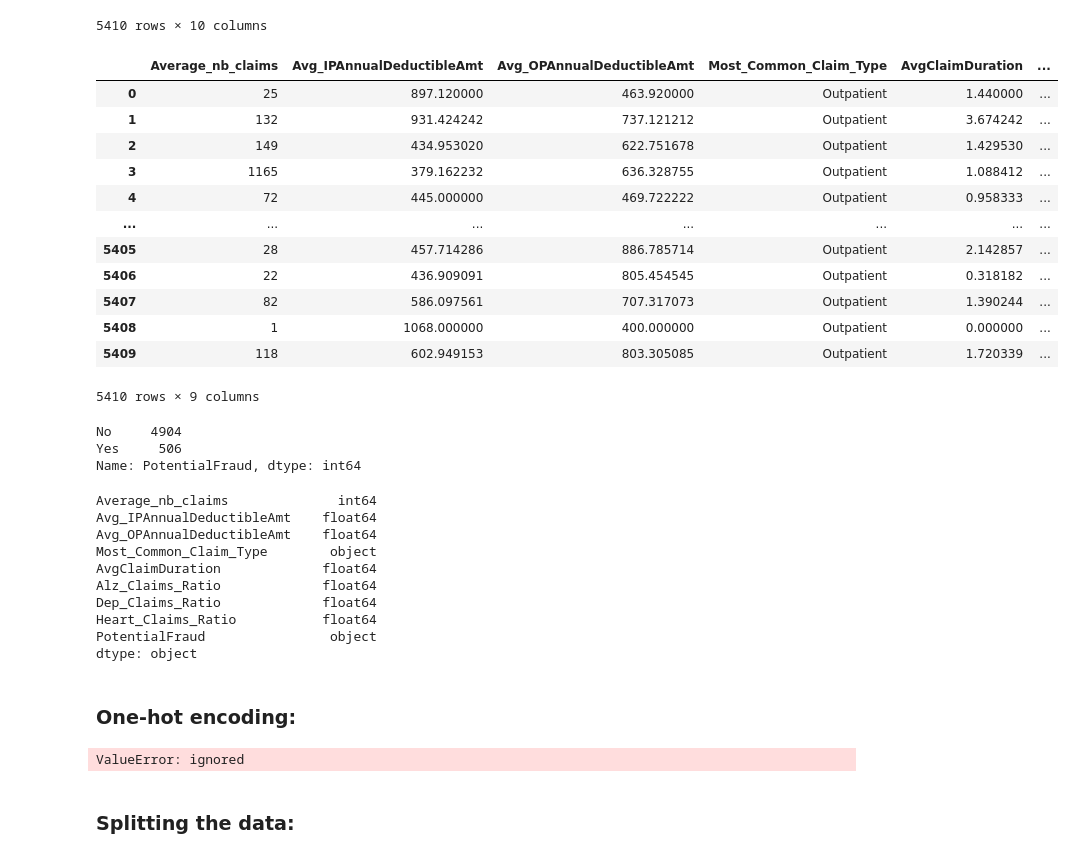
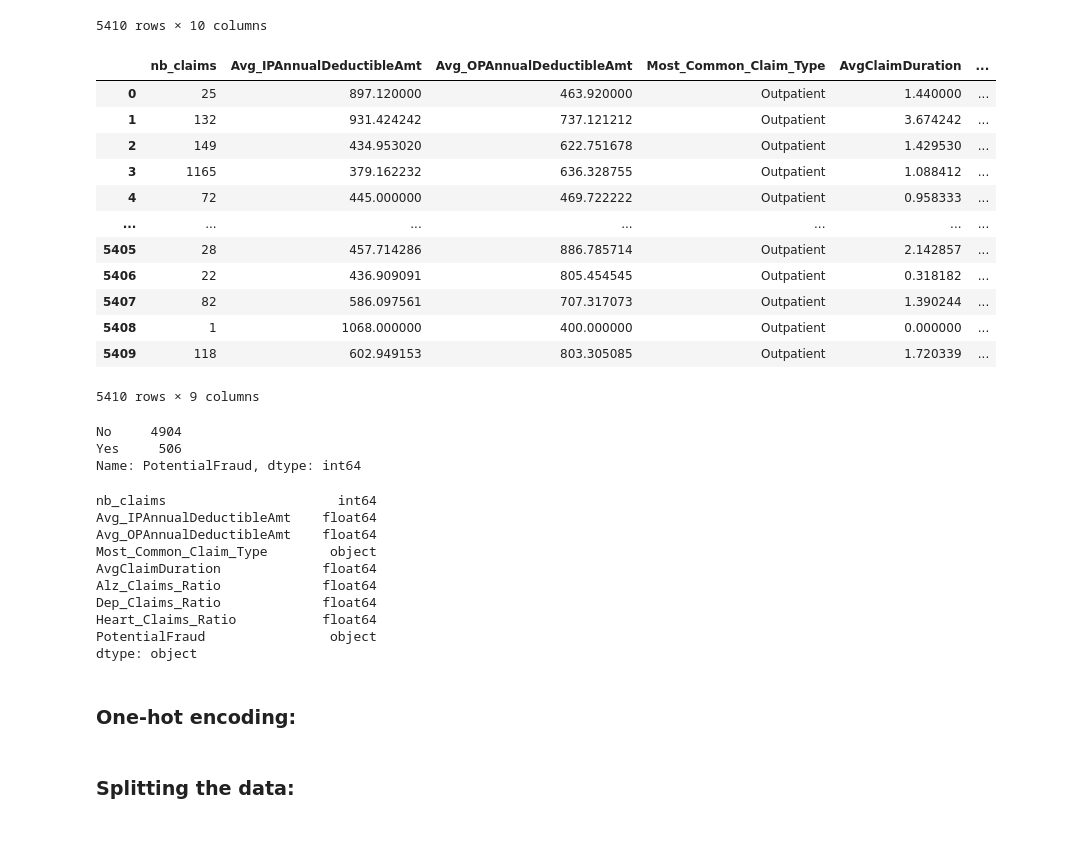
Before and after one commit to areias/healthcare_fraud, a Jupyter notebook: Logistic_Regression.ipynb, the cells around one changed output. Saved outputs shown, nothing was run; the diff lists cells and outputs as text; code cells hidden in the pictures.

```diff
--- a/Logistic_Regression.ipynb
+++ b/Logistic_Regression.ipynb
@@ -460,14 +460,14 @@ new_df['ChronicCond_Heartfailure']=new_df['ChronicCond_Heartfailure']*100/new_df
 # %%
 neo_df=new_df.copy()
 # %%
-new_df = new_df.rename(columns={'ClaimID': 'Average_nb_claims', 'IPAnnualDeductibleAmt': 'Avg_IPAnnualDeductibleAmt',
+new_df = new_df.rename(columns={'ClaimID': 'nb_claims', 'IPAnnualDeductibleAmt': 'Avg_IPAnnualDeductibleAmt',
                                 'OPAnnualDeductibleAmt':'Avg_OPAnnualDeductibleAmt', 'Claim_type': 'Most_Common_Claim_Type',
                                 'ClaimDuration': 'AvgClaimDuration', 'ChronicCond_Alzheimer': 'Alz_Claims_Ratio',
                                 'ChronicCond_Depression': 'Dep_Claims_Ratio', 'ChronicCond_Heartfailure':'Heart_Claims_Ratio'})
-new_df = new_df[['Average_nb_claims',	'Avg_IPAnnualDeductibleAmt', 'Avg_OPAnnualDeductibleAmt', 'Most_Common_Claim_Type',	'AvgClaimDuration',	'Alz_Claims_Ratio','Dep_Claims_Ratio', 'Heart_Claims_Ratio', 'PotentialFraud']]
+new_df = new_df[['nb_claims',	'Avg_IPAnnualDeductibleAmt', 'Avg_OPAnnualDeductibleAmt', 'Most_Common_Claim_Type',	'AvgClaimDuration',	'Alz_Claims_Ratio','Dep_Claims_Ratio', 'Heart_Claims_Ratio', 'PotentialFraud']]
 new_df
 # %% [output]
-|  | Average_nb_claims | Avg_IPAnnualDeductibleAmt | Avg_OPAnnualDeductibleAmt | Most_Common_Claim_Type | AvgClaimDuration | ... |
+|  | nb_claims | Avg_IPAnnualDeductibleAmt | Avg_OPAnnualDeductibleAmt | Most_Common_Claim_Type | AvgClaimDuration | ... |
 | 0 | 25 | 897.120000 | 463.920000 | Outpatient | 1.440000 | ... |
 | 1 | 132 | 931.424242 | 737.121212 | Outpatient | 3.674242 | ... |
 | 2 | 149 | 434.953020 | 622.751678 | Outpatient | 1.429530 | ... |
@@ -493,7 +493,7 @@ labels=list(new_df.PotentialFraud.unique())
 # %%
 new_df.dtypes
 # %% [output]
-Average_nb_claims              int64
+nb_claims                      int64
 Avg_IPAnnualDeductibleAmt    float64
 Avg_OPAnnualDeductibleAmt    float64
 Most_Common_Claim_Type        object
@@ -507,9 +507,7 @@ dtype: object
 ### One-hot encoding:
 # %%
 new_df['Most_Common_Claim_Type']=new_df['Most_Common_Claim_Type'].astype('str')
-new_df['Most_Common_Claim_Type']=pd.get_dummies(new_df['Most_Common_Claim_Type'])
+new_df["Most_Common_Claim_Type"].replace({"Inpatient": 0, "Outpatient": 1, "['Inpatient' 'Outpatient']": 2}, inplace=True)
-# %% [output]
-ValueError: ignored
 # %%
 new_df["PotentialFraud"].replace({"No": "0", "Yes": "1"}, inplace=True)
 new_df['PotentialFraud']=new_df['PotentialFraud'].astype('int')
```
Also changed, not shown: parts of 33 cells of this notebook.
